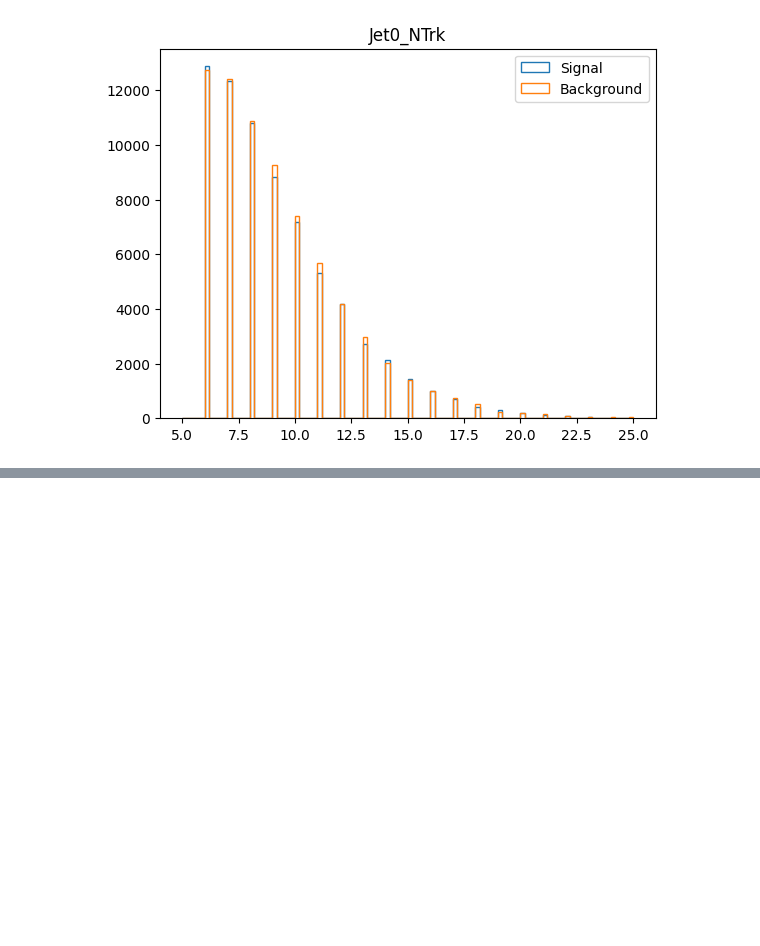
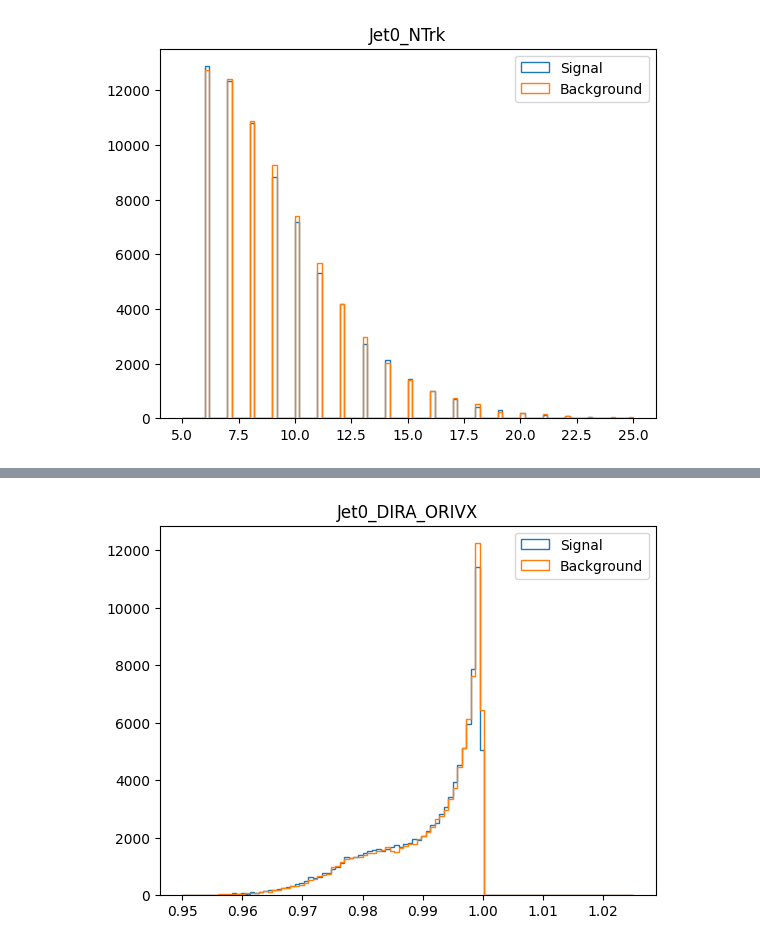
Before and after one commit to gpesticci/Jet-GNN, a Jupyter notebook: jetgnn.ipynb, the cells around one changed output, grey strips where cells are left out. Cells and saved outputs as stored; diff of their text form; code cells hidden in the pictures; blank space fills up the shorter version.

```diff
--- a/jetgnn.ipynb
+++ b/jetgnn.ipynb
@@ -181,0 +155,5 @@ plt.title('Jet0_DIRA_ORIVX');
+# %%
+# plot of Jet0_DIRA_ORIVX
+custom_plot(df.Jet0_DIRA_ORIVX, df2.Jet0_DIRA_ORIVX, [0.95,1.025], 'Jet0_DIRA_ORIVX')
+# %% [output]
+[figure, added]
```
Also changed, not shown: parts of 29 cells of this notebook.
